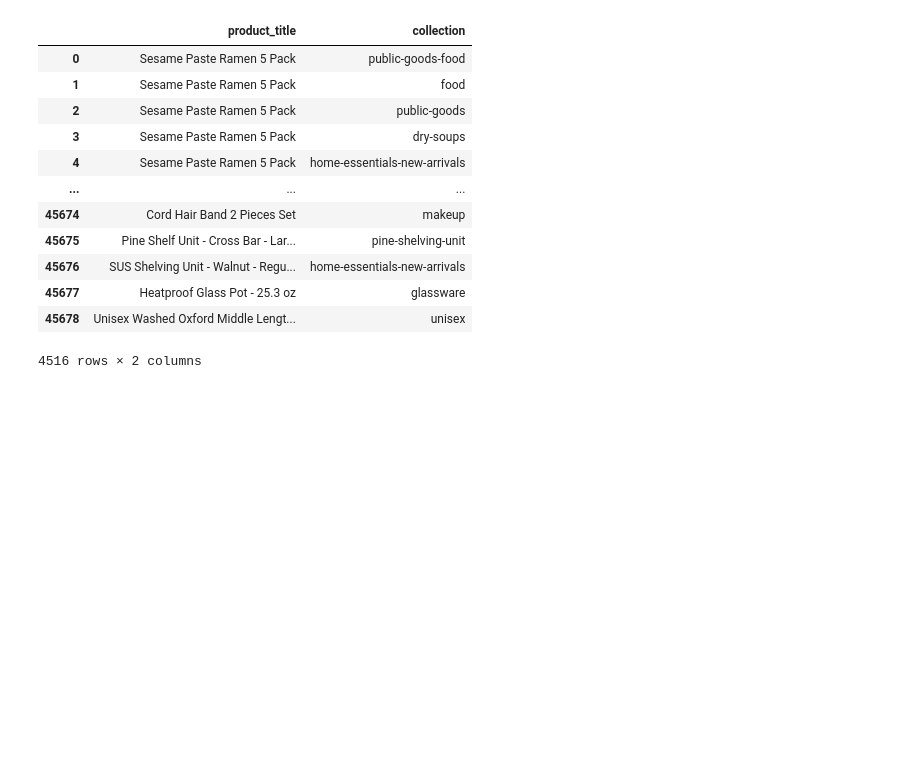
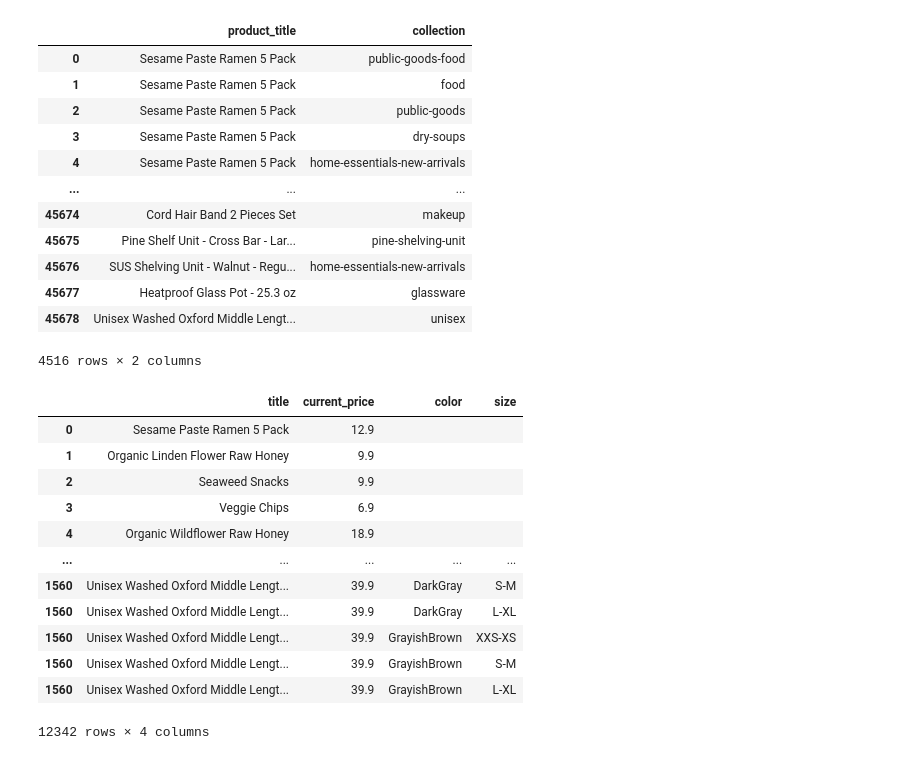
Before and after one commit to dauinh/enterprise_db, a Jupyter notebook: data/clean.ipynb, the cells around one changed output. Cells and saved outputs as stored; diff of their text form; code cells hidden in the pictures; blank space fills up the shorter version.

```diff
--- a/data/clean.ipynb
+++ b/data/clean.ipynb
@@ -194,6 +194,24 @@ belongs_df
 | 45677 | Heatproof Glass Pot - 25.3 oz | glassware |
 | 45678 | Unisex Washed Oxford Middle Lengt... | unisex |
 4516 rows × 2 columns
+# %%
+normalized_df = normalized_df.drop(columns=['collections'])
+normalized_df = normalized_df.drop_duplicates()
+normalized_df
+# %% [output]
+|  | title | current_price | color | size |
+| 0 | Sesame Paste Ramen 5 Pack | 12.9 |  |  |
+| 1 | Organic Linden Flower Raw Honey | 9.9 |  |  |
+| 2 | Seaweed Snacks | 9.9 |  |  |
+| 3 | Veggie Chips | 6.9 |  |  |
+| 4 | Organic Wildflower Raw Honey | 18.9 |  |  |
+| ... | ... | ... | ... | ... |
+| 1560 | Unisex Washed Oxford Middle Lengt... | 39.9 | DarkGray | S-M |
+| 1560 | Unisex Washed Oxford Middle Lengt... | 39.9 | DarkGray | L-XL |
+| 1560 | Unisex Washed Oxford Middle Lengt... | 39.9 | GrayishBrown | XXS-XS |
+| 1560 | Unisex Washed Oxford Middle Lengt... | 39.9 | GrayishBrown | S-M |
+| 1560 | Unisex Washed Oxford Middle Lengt... | 39.9 | GrayishBrown | L-XL |
+12342 rows × 4 columns
 # %%
 # Add missing fields (quantity, is_active) and generate data
 
```
Also changed, not shown: parts of 6 cells of this notebook, 3 other files.
